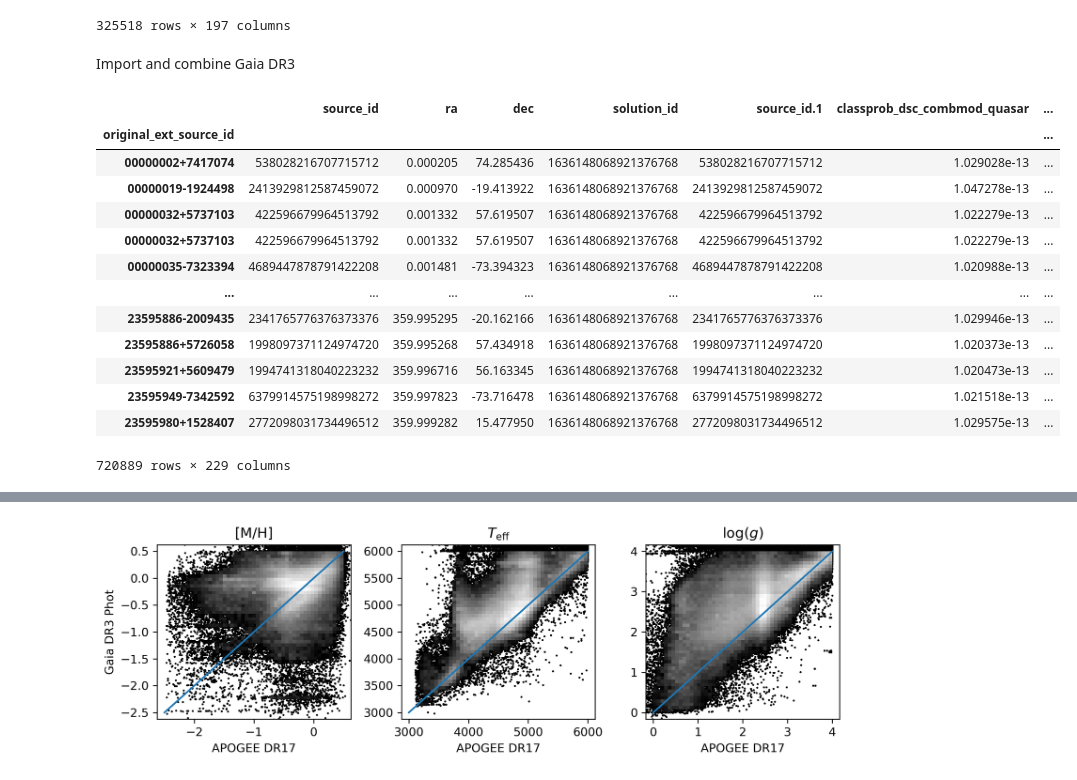
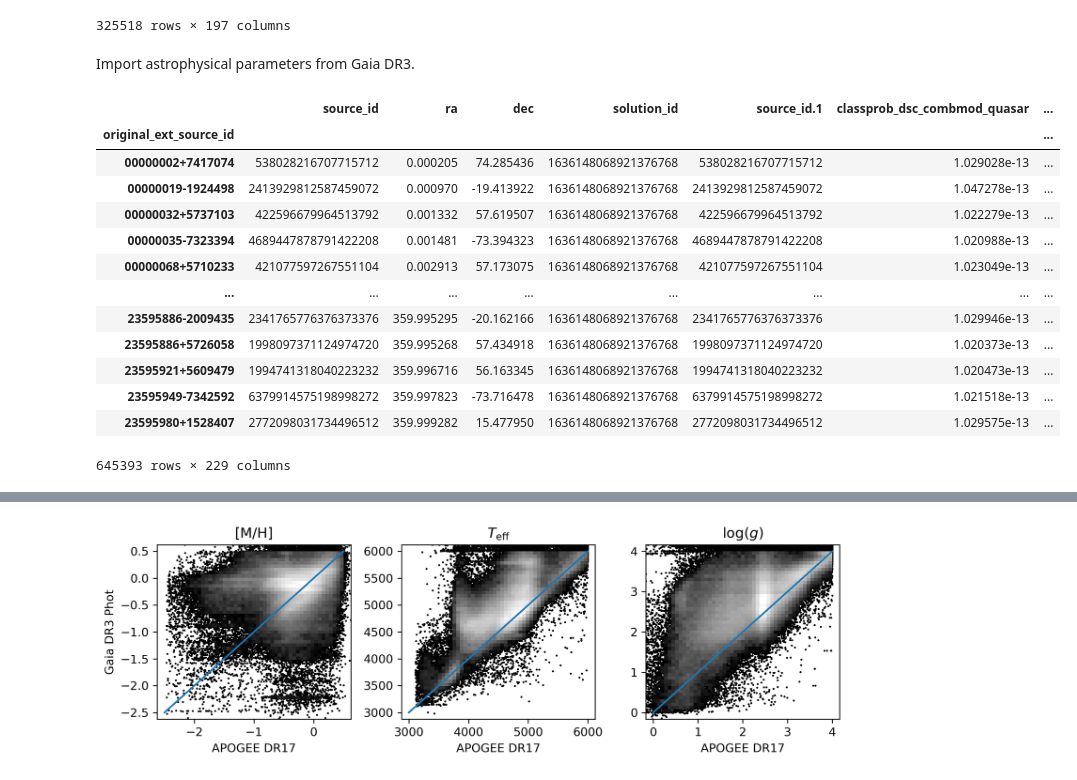
Before and after one commit to lodubay/gaia-sprint, a Jupyter notebook: compare_apogee.ipynb, the cells around one changed output, grey strips where cells are left out. Drawn from its saved outputs; the diff is of its cells as text; code cells hidden in the pictures.

```diff
--- a/compare_apogee.ipynb
+++ b/compare_apogee.ipynb
@@ -156,25 +159,27 @@ galah_df
 | 588570 | 15132160-4416479 | 190225005301399 | 6003341772662216704 | 6003341772662216704 | galah_main | 4235 | 0 | 190225 | ... |
 325518 rows × 197 columns
 # %% [markdown]
-Import and combine Gaia DR3
+Import astrophysical parameters from Gaia DR3.
 # %%
-gaia_params = pd.read_csv("data/gaia_astrophysical_parameters.csv", dtype={"classlabel_espels": "object"})
+gaia_params = pd.read_csv("data/gaia_astrophysical_parameters.csv",
+                          dtype={"classlabel_espels": "object"})
 gaia_params.set_index("original_ext_source_id", inplace=True)
+gaia_params.drop_duplicates(inplace=True)
 gaia_params
 # %% [output]
 |  | source_id | ra | dec | solution_id | source_id.1 | classprob_dsc_combmod_quasar | ... |
 | original_ext_source_id |  |  |  |  |  |  | ... |
 | 00000002+7417074 | 538028216707715712 | 0.000205 | 74.285436 | 1636148068921376768 | 538028216707715712 | 1.029028e-13 | ... |
 | 00000019-1924498 | 2413929812587459072 | 0.000970 | -19.413922 | 1636148068921376768 | 2413929812587459072 | 1.047278e-13 | ... |
 | 00000032+5737103 | 422596679964513792 | 0.001332 | 57.619507 | 1636148068921376768 | 422596679964513792 | 1.022279e-13 | ... |
-| 00000032+5737103 | 422596679964513792 | 0.001332 | 57.619507 | 1636148068921376768 | 422596679964513792 | 1.022279e-13 | ... |
 | 00000035-7323394 | 4689447878791422208 | 0.001481 | -73.394323 | 1636148068921376768 | 4689447878791422208 | 1.020988e-13 | ... |
+| 00000068+5710233 | 421077597267551104 | 0.002913 | 57.173075 | 1636148068921376768 | 421077597267551104 | 1.023049e-13 | ... |
 | ... | ... | ... | ... | ... | ... | ... | ... |
 | 23595886-2009435 | 2341765776376373376 | 359.995295 | -20.162166 | 1636148068921376768 | 2341765776376373376 | 1.029946e-13 | ... |
 | 23595886+5726058 | 1998097371124974720 | 359.995268 | 57.434918 | 1636148068921376768 | 1998097371124974720 | 1.020373e-13 | ... |
 | 23595921+5609479 | 1994741318040223232 | 359.996716 | 56.163345 | 1636148068921376768 | 1994741318040223232 | 1.020473e-13 | ... |
 | 23595949-7342592 | 6379914575198998272 | 359.997823 | -73.716478 | 1636148068921376768 | 6379914575198998272 | 1.021518e-13 | ... |
 | 23595980+1528407 | 2772098031734496512 | 359.999282 | 15.477950 | 1636148068921376768 | 2772098031734496512 | 1.029575e-13 | ... |
-720889 rows × 229 columns
+645393 rows × 229 columns
 # %%
 alldata = aspcap_df.copy()
```
Also changed, not shown: parts of 5 cells of this notebook.
